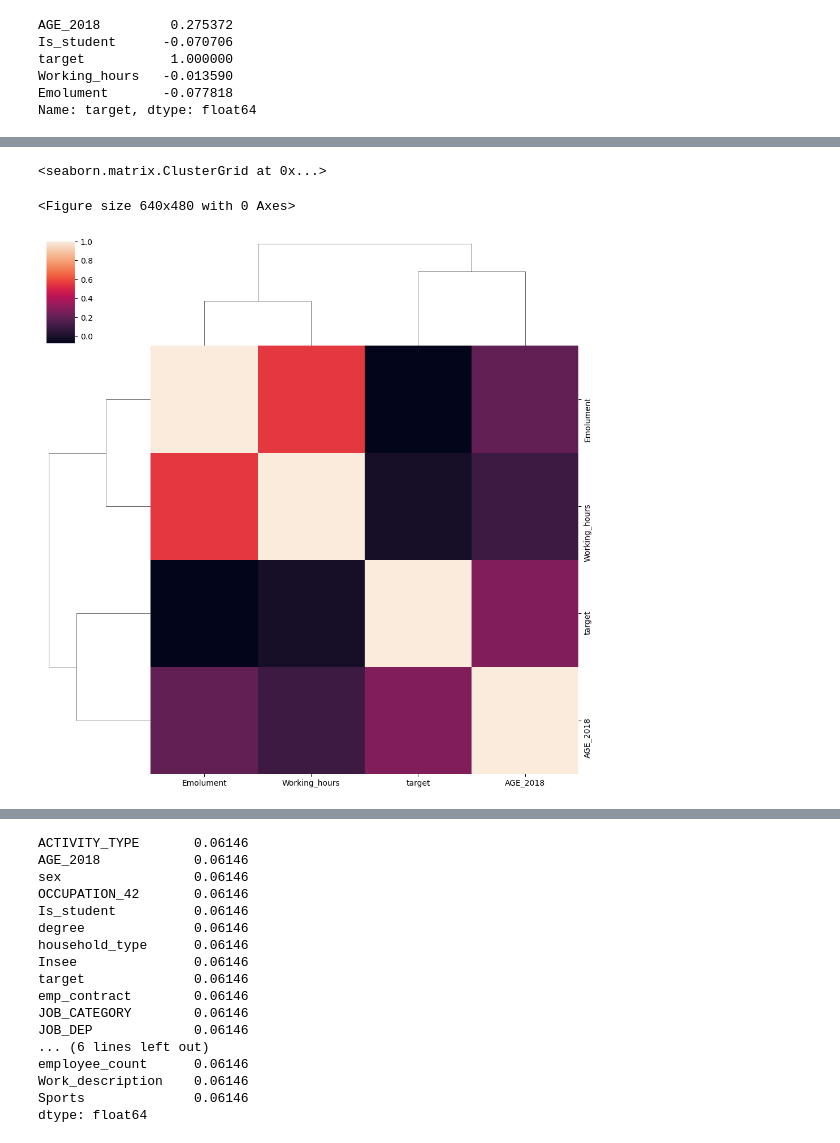
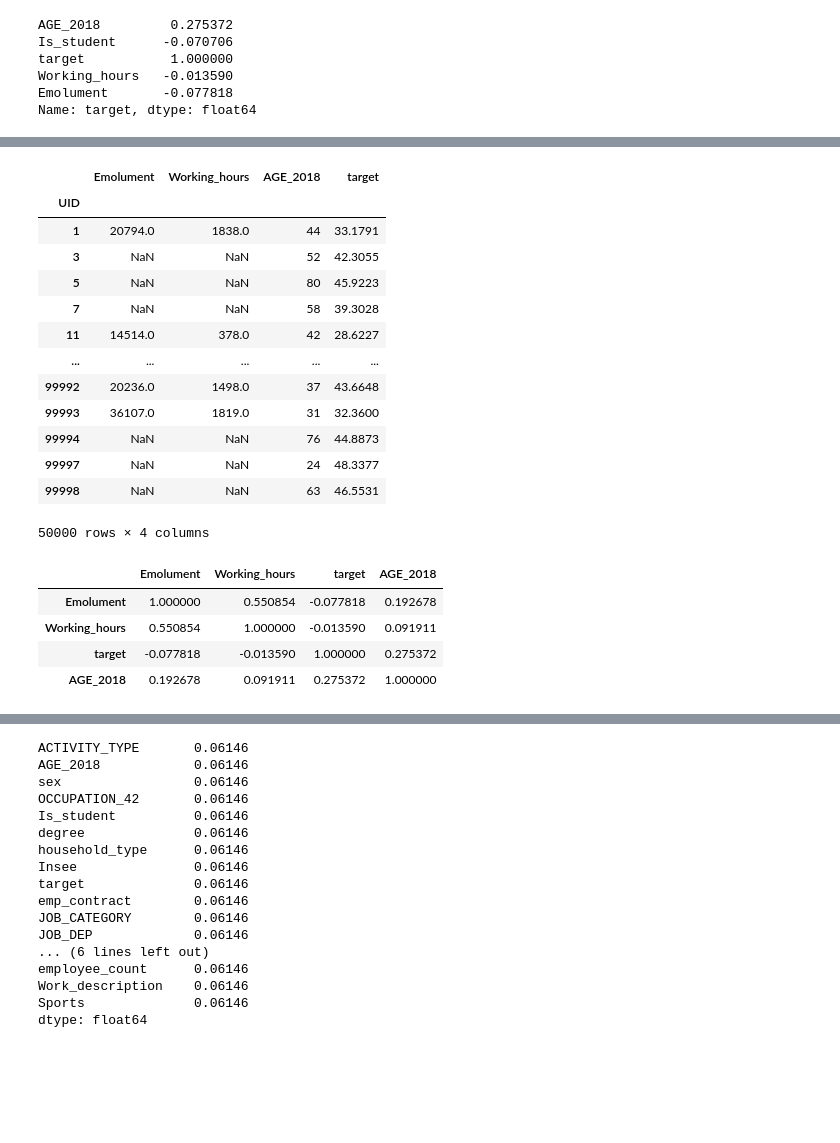
Before and after one commit to matardoky/ould-, a Jupyter notebook: Analyse et exploration des données .ipynb, the cells around one changed output, grey strips where cells are left out. Cells and saved outputs as stored; diff of their text form; code cells hidden in the pictures; blank space fills up the shorter version.

```diff
--- a/Analyse et exploration des données .ipynb
+++ b/Analyse et exploration des données .ipynb
@@ -381,7 +371,27 @@ _df.corr()
-# %%
-plt.figure()
-sns.clustermap(_df.corr())
-# %% [output]
-<seaborn.matrix.ClusterGrid at 0x...>
-<Figure size 640x480 with 0 Axes>
-[figure, removed]
+# %%
+_df = df[["Emolument", "Working_hours", "AGE_2018", "target"]]
+# %%
+_df
+# %% [output]
+|  | Emolument | Working_hours | AGE_2018 | target |
+| UID |  |  |  |  |
+| 1 | 20794.0 | 1838.0 | 44 | 33.1791 |
+| 3 | NaN | NaN | 52 | 42.3055 |
+| 5 | NaN | NaN | 80 | 45.9223 |
+| 7 | NaN | NaN | 58 | 39.3028 |
+| 11 | 14514.0 | 378.0 | 42 | 28.6227 |
+| ... | ... | ... | ... | ... |
+| 99992 | 20236.0 | 1498.0 | 37 | 43.6648 |
+| 99993 | 36107.0 | 1819.0 | 31 | 32.3600 |
+| 99994 | NaN | NaN | 76 | 44.8873 |
+| 99997 | NaN | NaN | 24 | 48.3377 |
+| 99998 | NaN | NaN | 63 | 46.5531 |
+50000 rows × 4 columns
+# %%
+_df.corr()
+# %% [output]
+|  | Emolument | Working_hours | target | AGE_2018 |
+| Emolument | 1.000000 | 0.550854 | -0.077818 | 0.192678 |
+| Working_hours | 0.550854 | 1.000000 | -0.013590 | 0.091911 |
+| target | -0.077818 | -0.013590 | 1.000000 | 0.275372 |
+| AGE_2018 | 0.192678 | 0.091911 | 0.275372 | 1.000000 |
```
Also changed, not shown: parts of 7 cells of this notebook.
